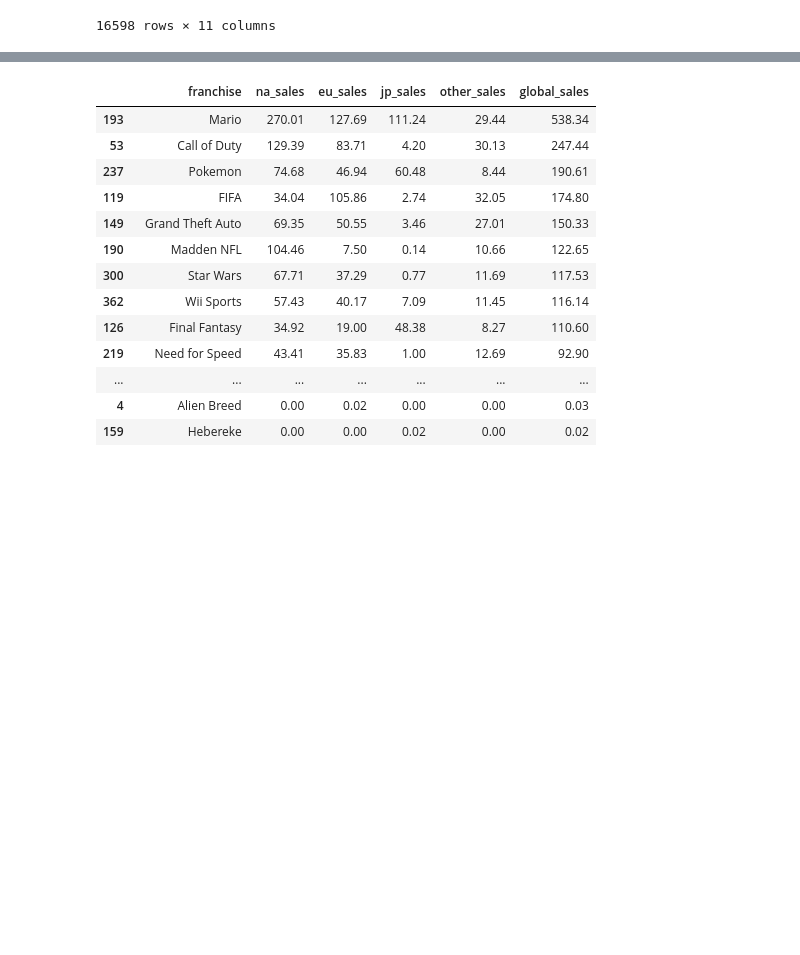
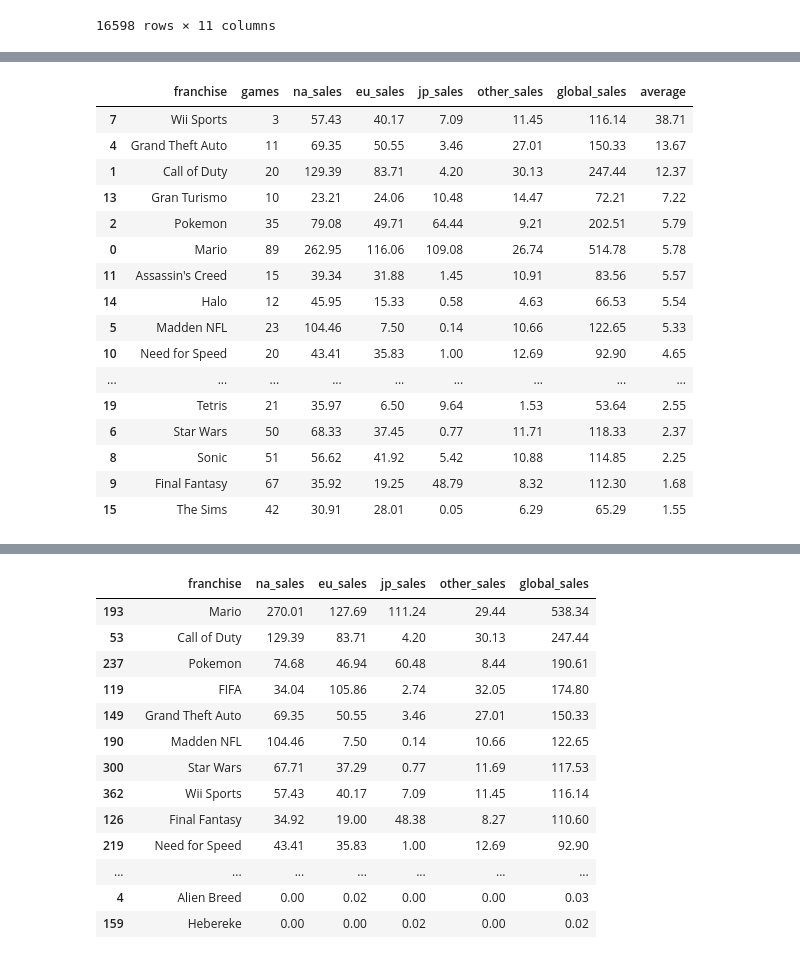
Before and after one commit to 3kleo/Video-Game-Sales-Analysis, a Jupyter notebook: notebook.ipynb, the cells around one changed output, grey strips where cells are left out. Cells and saved outputs as stored; diff of their text form; code cells hidden in the pictures; blank space fills up the shorter version.

```diff
--- a/notebook.ipynb
+++ b/notebook.ipynb
@@ -976,4 +944,9 @@ df.head(30)
 df_temp = df.groupby('franchise').sum().reset_index().sort_values('global_sales', ascending=False)
 df_temp = df_temp[['franchise', 'na_sales', 'eu_sales', 'jp_sales', 'other_sales', 'global_sales']]
 df_temp = df_temp[df_temp['franchise'] != ""]
-df_temp
+df_count = df.groupby('franchise')['name'].nunique().reset_index()
+df_count = df_count[df_count['franchise'] != ""]
+df_count.rename(columns={'name': 'games'}, inplace=True)
+df_franchises = df_temp.merge(df_count, on='franchise')
+df_franchises = df_franchises[['franchise', 'games', 'na_sales', 'eu_sales', 'jp_sales', 'other_sales', 'global_sales']]
+df_franchises
@@ -1491,0 +1007,21 @@ franchises
+# %%
+df_franchises['average'] = round(df_franchises['global_sales'] / df_franchises['games'], 2)
+df_franchises[df_franchises['global_sales'] > 50].sort_values('average', ascending=False).head(20)
+# %% [output]
+|  | franchise | games | na_sales | eu_sales | jp_sales | other_sales | global_sales | average |
+| 7 | Wii Sports | 3 | 57.43 | 40.17 | 7.09 | 11.45 | 116.14 | 38.71 |
+| 4 | Grand Theft Auto | 11 | 69.35 | 50.55 | 3.46 | 27.01 | 150.33 | 13.67 |
+| 1 | Call of Duty | 20 | 129.39 | 83.71 | 4.20 | 30.13 | 247.44 | 12.37 |
+| 13 | Gran Turismo | 10 | 23.21 | 24.06 | 10.48 | 14.47 | 72.21 | 7.22 |
+| 2 | Pokemon | 35 | 79.08 | 49.71 | 64.44 | 9.21 | 202.51 | 5.79 |
+| 0 | Mario | 89 | 262.95 | 116.06 | 109.08 | 26.74 | 514.78 | 5.78 |
+| 11 | Assassin's Creed | 15 | 39.34 | 31.88 | 1.45 | 10.91 | 83.56 | 5.57 |
+| 14 | Halo | 12 | 45.95 | 15.33 | 0.58 | 4.63 | 66.53 | 5.54 |
+| 5 | Madden NFL | 23 | 104.46 | 7.50 | 0.14 | 10.66 | 122.65 | 5.33 |
+| 10 | Need for Speed | 20 | 43.41 | 35.83 | 1.00 | 12.69 | 92.90 | 4.65 |
+| ... | ... | ... | ... | ... | ... | ... | ... | ... |
+| 19 | Tetris | 21 | 35.97 | 6.50 | 9.64 | 1.53 | 53.64 | 2.55 |
+| 6 | Star Wars | 50 | 68.33 | 37.45 | 0.77 | 11.71 | 118.33 | 2.37 |
+| 8 | Sonic | 51 | 56.62 | 41.92 | 5.42 | 10.88 | 114.85 | 2.25 |
+| 9 | Final Fantasy | 67 | 35.92 | 19.25 | 48.79 | 8.32 | 112.30 | 1.68 |
+| 15 | The Sims | 42 | 30.91 | 28.01 | 0.05 | 6.29 | 65.29 | 1.55 |
```
Also changed, not shown: parts of 27 cells of this notebook.
